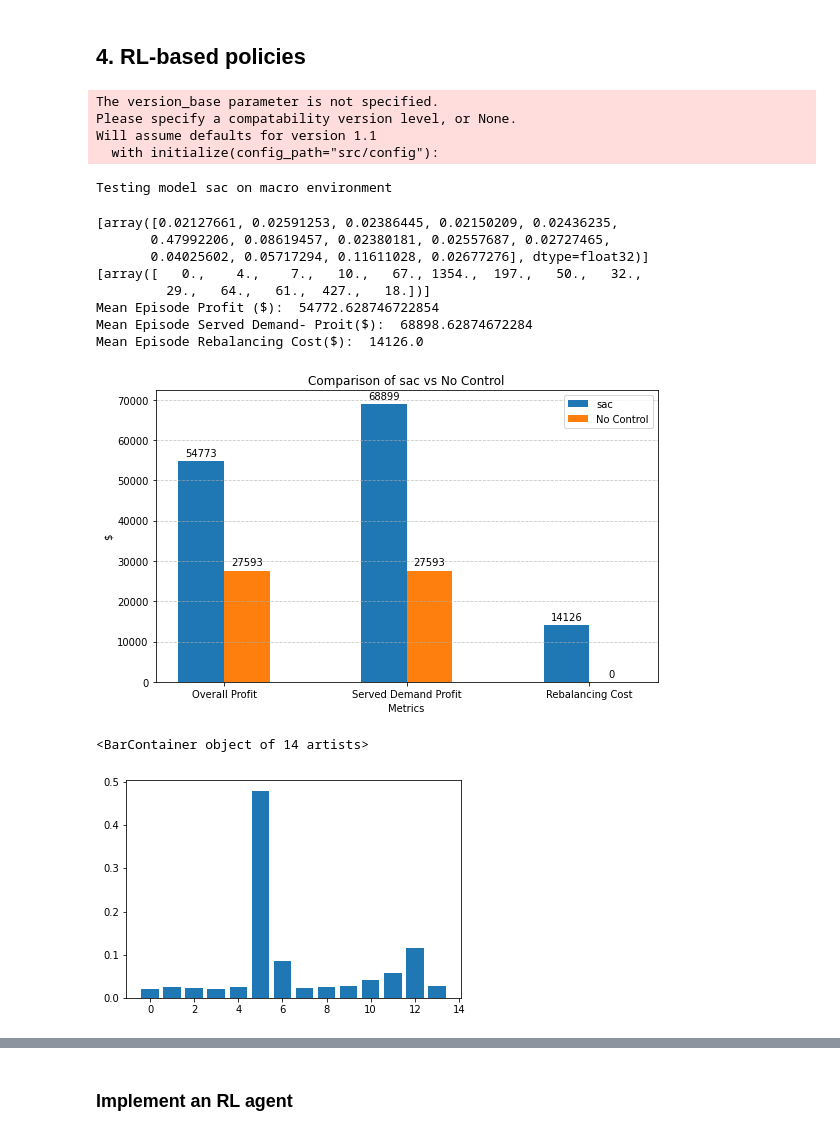
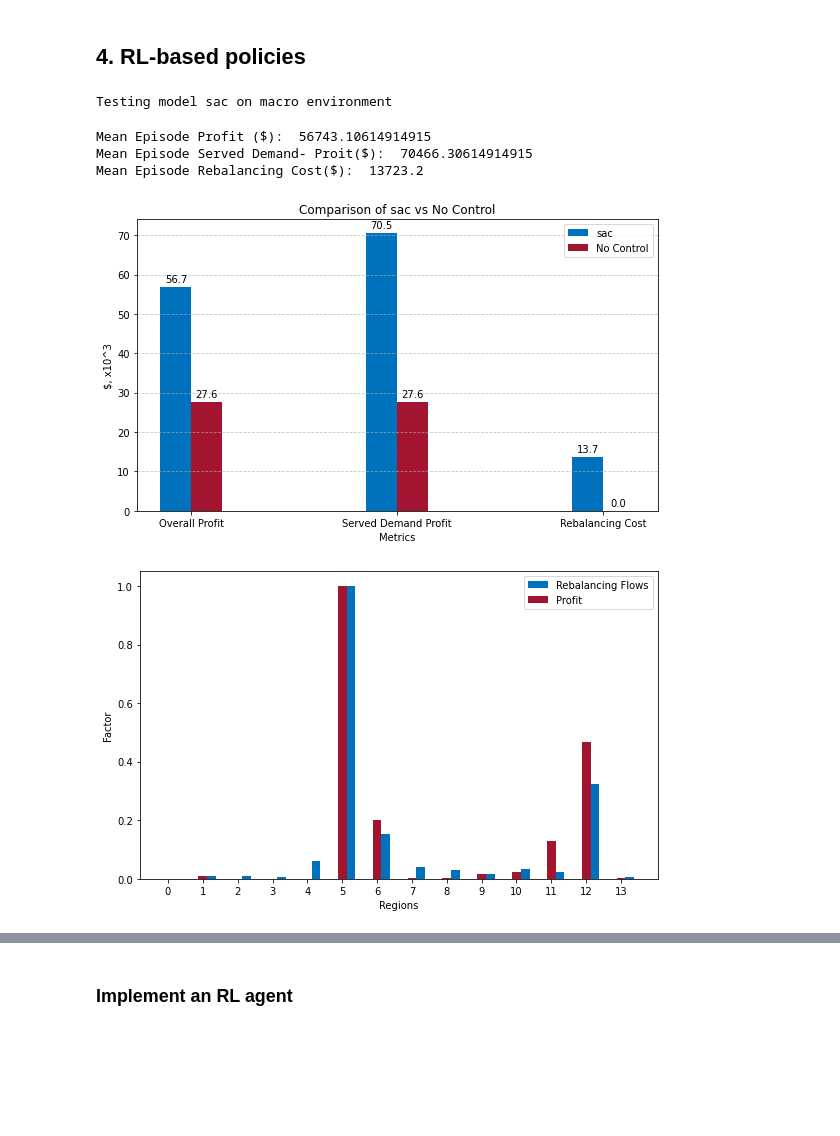
Before and after one commit to gigitresca/amod_complete_repo, a Jupyter notebook: tutorial_caro.ipynb, the cells around one changed output, grey strips where cells are left out. Saved outputs shown, nothing was run; the diff lists cells and outputs as text; code cells hidden in the pictures; blank space fills up the shorter version.

```diff
--- a/tutorial_caro.ipynb
+++ b/tutorial_caro.ipynb
@@ -99,25 +101,17 @@ Mean Episode Rebalancing Cost($):  10524.0
 # %%
 from testing import test
 config = {
     "simulator.name": "macro",
     "model.name": "sac",
     "simulator.city": "nyc_brooklyn",
-    "model.test_episodes": 1,
-    "model.checkpoint_path": "SAC_nyc_brooklyn"
+    "model.test_episodes": 10,
+    "model.checkpoint_path": "SAC_nyc_brooklyn_seed5"
 }
 test(config)
 # %% [output]
-The version_base parameter is not specified.
-Please specify a compatability version level, or None.
-Will assume defaults for version 1.1
-  with initialize(config_path="src/config"):
+Testing model sac on macro environment
-Testing model sac on macro environment
+Mean Episode Profit ($):  56743.10614914915
+Mean Episode Served Demand- Proit($):  70466.30614914915
+Mean Episode Rebalancing Cost($):  13723.2
-[array([0.02127661, 0.02591253, 0.02386445, 0.02150209, 0.02436235,
-       0.47992206, 0.08619457, 0.02380181, 0.02557687, 0.02727465,
-       0.04025602, 0.05717294, 0.11611028, 0.02677276], dtype=float32)]
-[array([   0.,    4.,    7.,   10.,   67., 1354.,  197.,   50.,   32.,
-         29.,   64.,   61.,  427.,   18.])]
-Mean Episode Profit ($):  54772.628746722854
-Mean Episode Served Demand- Proit($):  68898.62874672284
-Mean Episode Rebalancing Cost($):  14126.0
-[figure, old version]
+[figure, new version]
+[figure, added]
@@ -129,7 +117,0 @@ act = np.array([0.02127661, 0.02591253, 0.02386445, 0.02150209, 0.02436235,
-# %%
-import matplotlib.pyplot as plt
-
-plt.bar(range(14), act)
-# %% [output]
-<BarContainer object of 14 artists>
-[figure, removed]
```
Also changed, not shown: parts of 23 cells of this notebook, 7 other files.
